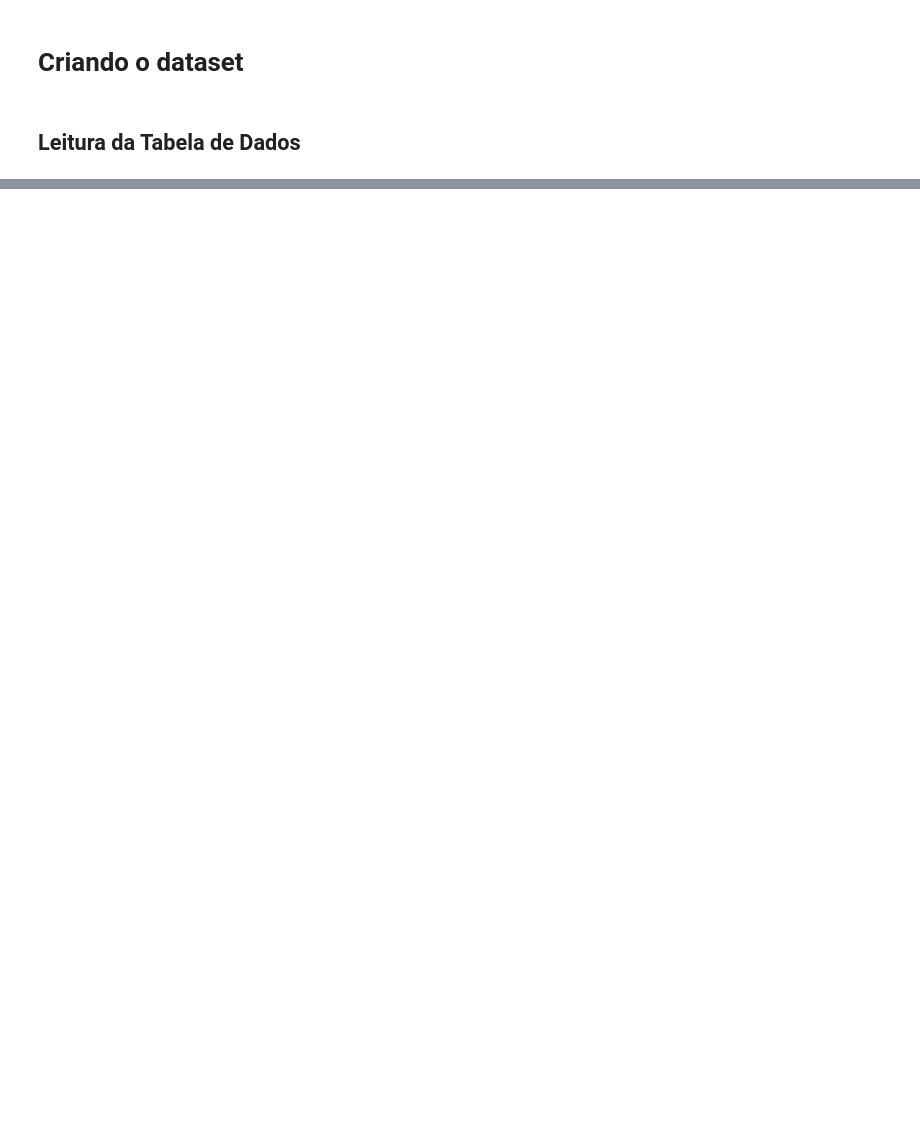
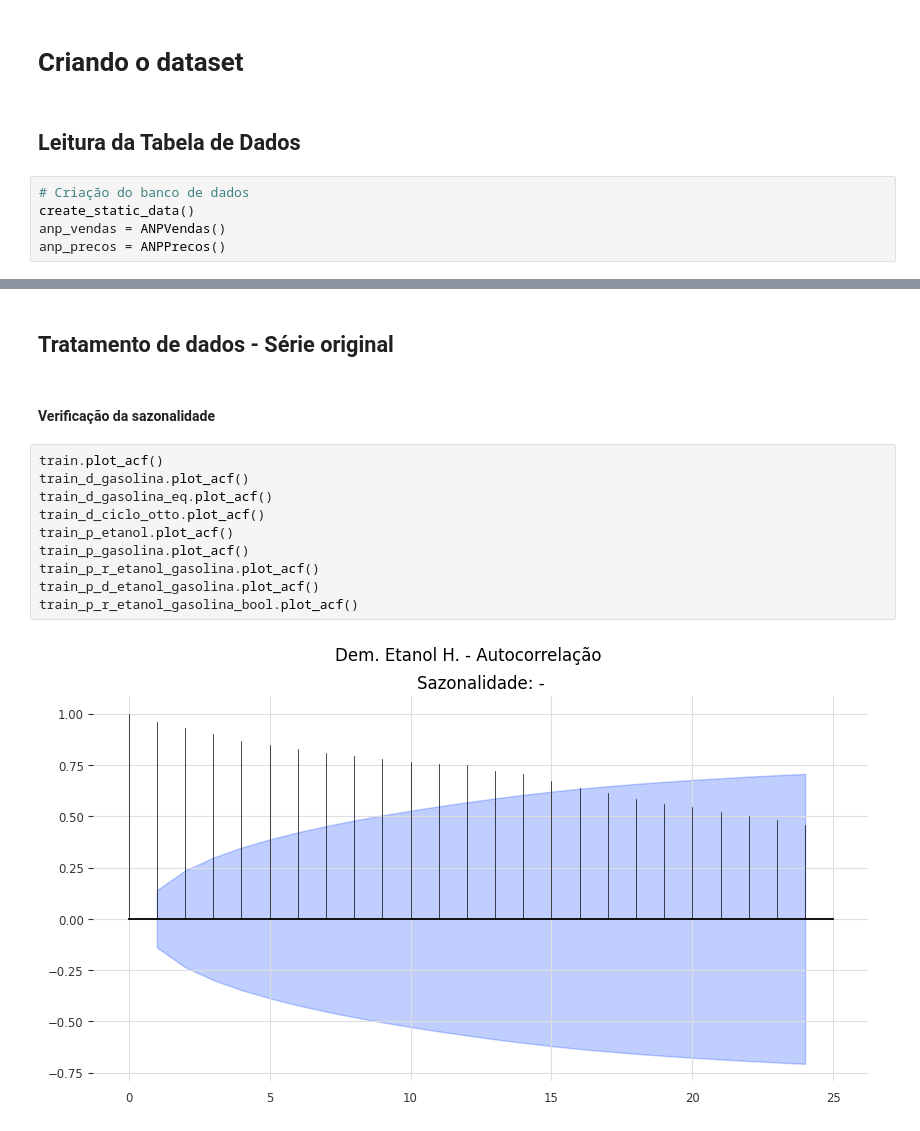
Before and after one commit to Arickjd/ehc-demand-forecast, a Jupyter notebook: projeto-de-mestrado.ipynb, the cells around one changed output, grey strips where cells are left out. Drawn from its saved outputs; the diff is of its cells as text; blank space fills up the shorter version.

```diff
--- a/projeto-de-mestrado.ipynb
+++ b/projeto-de-mestrado.ipynb
@@ -8,4 +79,9 @@ from utils.utils import create_static_data, update_database_ANP, get_dataframe_a
 # Criando o dataset
 # %% [markdown]
 ## Leitura da Tabela de Dados
+# %%
+# Criação do banco de dados
+create_static_data()
+anp_vendas = ANPVendas()
+anp_precos = ANPPrecos()
 # %%
@@ -39,0 +220,16 @@ Não foi possível atualizar os dados
+# %% [markdown]
+## Tratamento de dados - Série original
+# %% [markdown]
+#### Verificação da sazonalidade
+# %%
+train.plot_acf()
+train_d_gasolina.plot_acf()
+train_d_gasolina_eq.plot_acf()
+train_d_ciclo_otto.plot_acf()
+train_p_etanol.plot_acf()
+train_p_gasolina.plot_acf()
+train_p_r_etanol_gasolina.plot_acf()
+train_p_d_etanol_gasolina.plot_acf()
+train_p_r_etanol_gasolina_bool.plot_acf()
+# %% [output]
+[figure, added]
```
Also changed, not shown: parts of 59 cells of this notebook, 4 other files.
